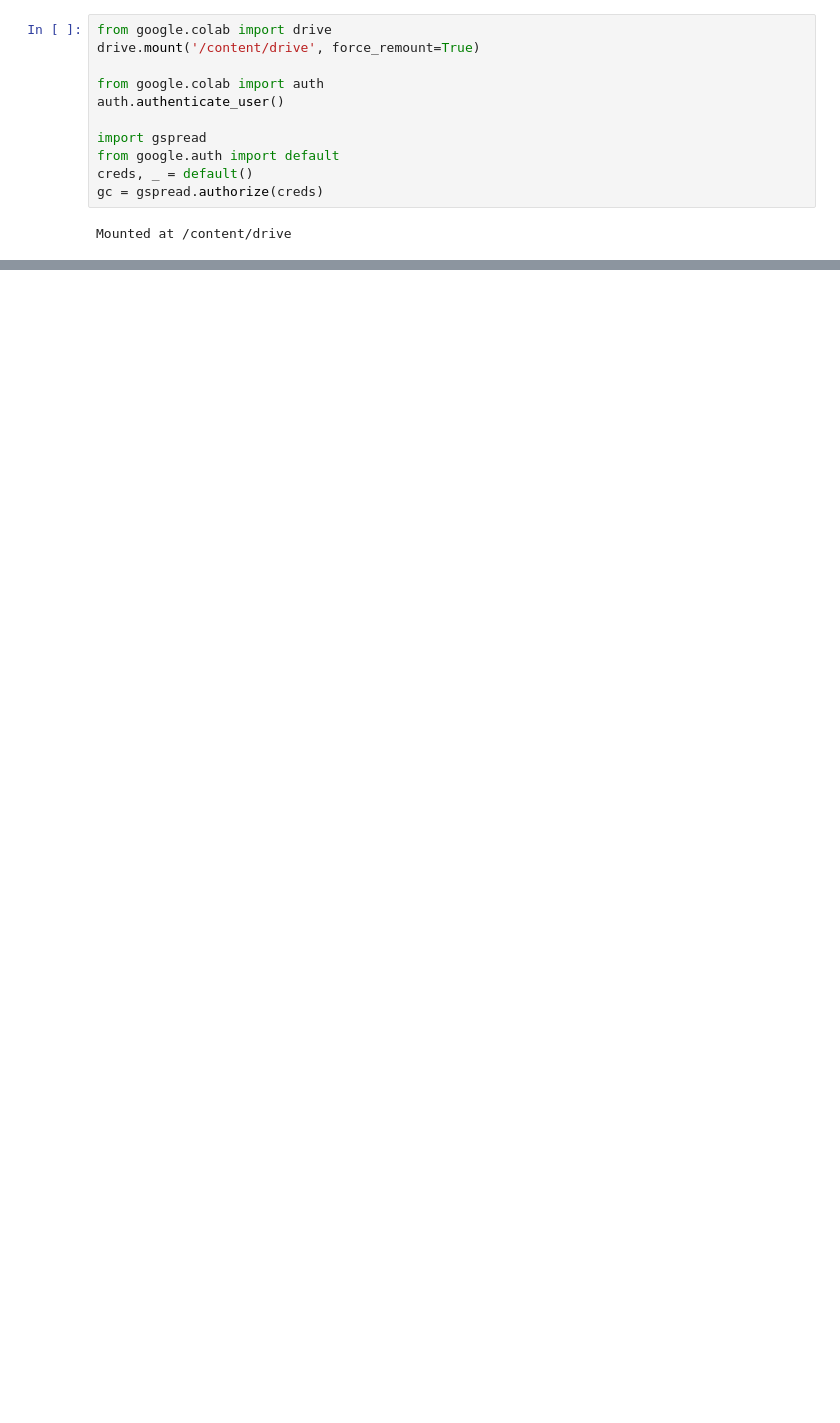
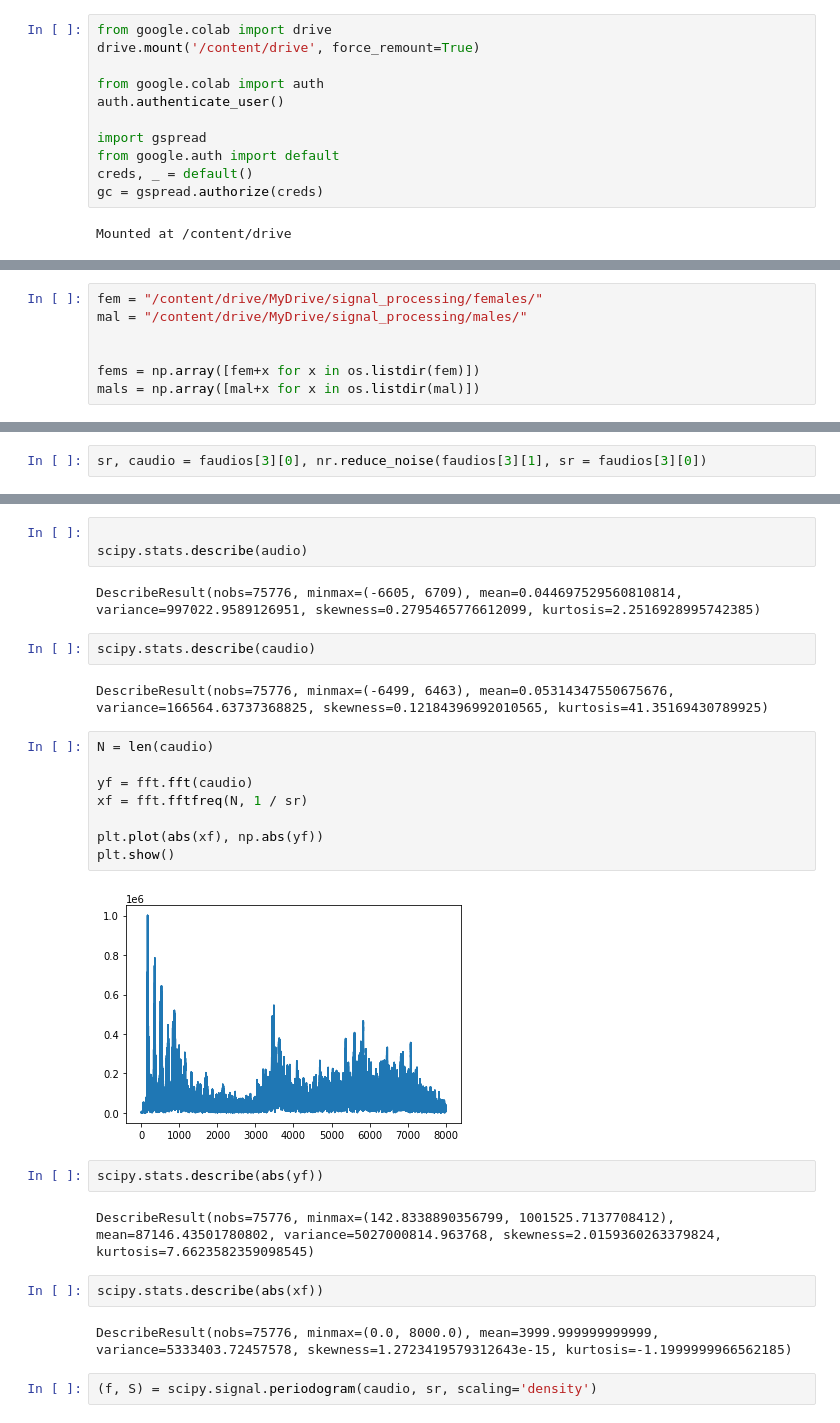
Before and after one commit to VascoBartolo/SP_project, a Jupyter notebook: niki_sp.ipynb, the cells around one changed output, grey strips where cells are left out. Drawn from its saved outputs; the diff is of its cells as text; blank space fills up the shorter version.

```diff
--- a/niki_sp.ipynb
+++ b/niki_sp.ipynb
@@ -38,0 +51,7 @@ sns.lineplot(data = faudios[0][1][0::10])
+# %%
+fem = "/content/drive/MyDrive/signal_processing/females/"
+mal = "/content/drive/MyDrive/signal_processing/males/"
+
+
+fems = np.array([fem+x for x in os.listdir(fem)])
+mals = np.array([mal+x for x in os.listdir(mal)])
@@ -38,0 +67,2 @@ sns.lineplot(data = faudios[0][1][0::10])
+# %%
+sr, caudio = faudios[3][0], nr.reduce_noise(faudios[3][1], sr = faudios[3][0])
@@ -38,0 +73,29 @@ sns.lineplot(data = faudios[0][1][0::10])
+# %%
+
+scipy.stats.describe(audio)
+# %% [output]
+DescribeResult(nobs=75776, minmax=(-6605, 6709), mean=0.044697529560810814, variance=997022.9589126951, skewness=0.2795465776612099, kurtosis=2.2516928995742385)
+# %%
+scipy.stats.describe(caudio)
+# %% [output]
+DescribeResult(nobs=75776, minmax=(-6499, 6463), mean=0.05314347550675676, variance=166564.63737368825, skewness=0.12184396992010565, kurtosis=41.35169430789925)
+# %%
+N = len(caudio)
+
+yf = fft.fft(caudio)
+xf = fft.fftfreq(N, 1 / sr)
+
+plt.plot(abs(xf), np.abs(yf))
+plt.show()
+# %% [output]
+[figure, added]
+# %%
+scipy.stats.describe(abs(yf))
+# %% [output]
+DescribeResult(nobs=75776, minmax=(142.8338890356799, 1001525.7137708412), mean=87146.43501780802, variance=5027000814.963768, skewness=2.0159360263379824, kurtosis=7.6623582359098545)
+# %%
+scipy.stats.describe(abs(xf))
+# %% [output]
+DescribeResult(nobs=75776, minmax=(0.0, 8000.0), mean=3999.999999999999, variance=5333403.72457578, skewness=1.2723419579312643e-15, kurtosis=-1.1999999966562185)
+# %%
+(f, S) = scipy.signal.periodogram(caudio, sr, scaling='density')
```
Also changed, not shown: parts of 84 cells of this notebook.
